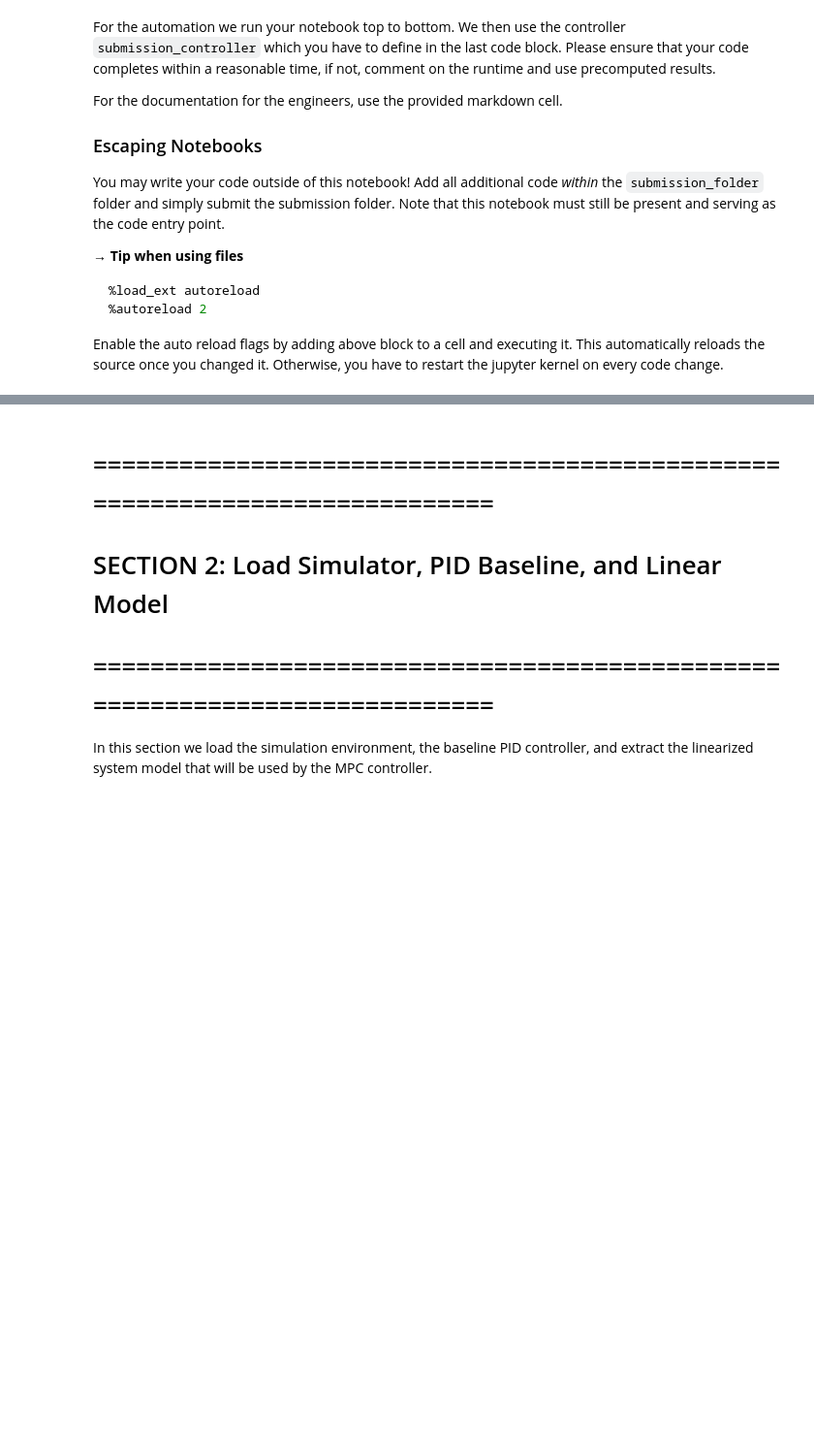
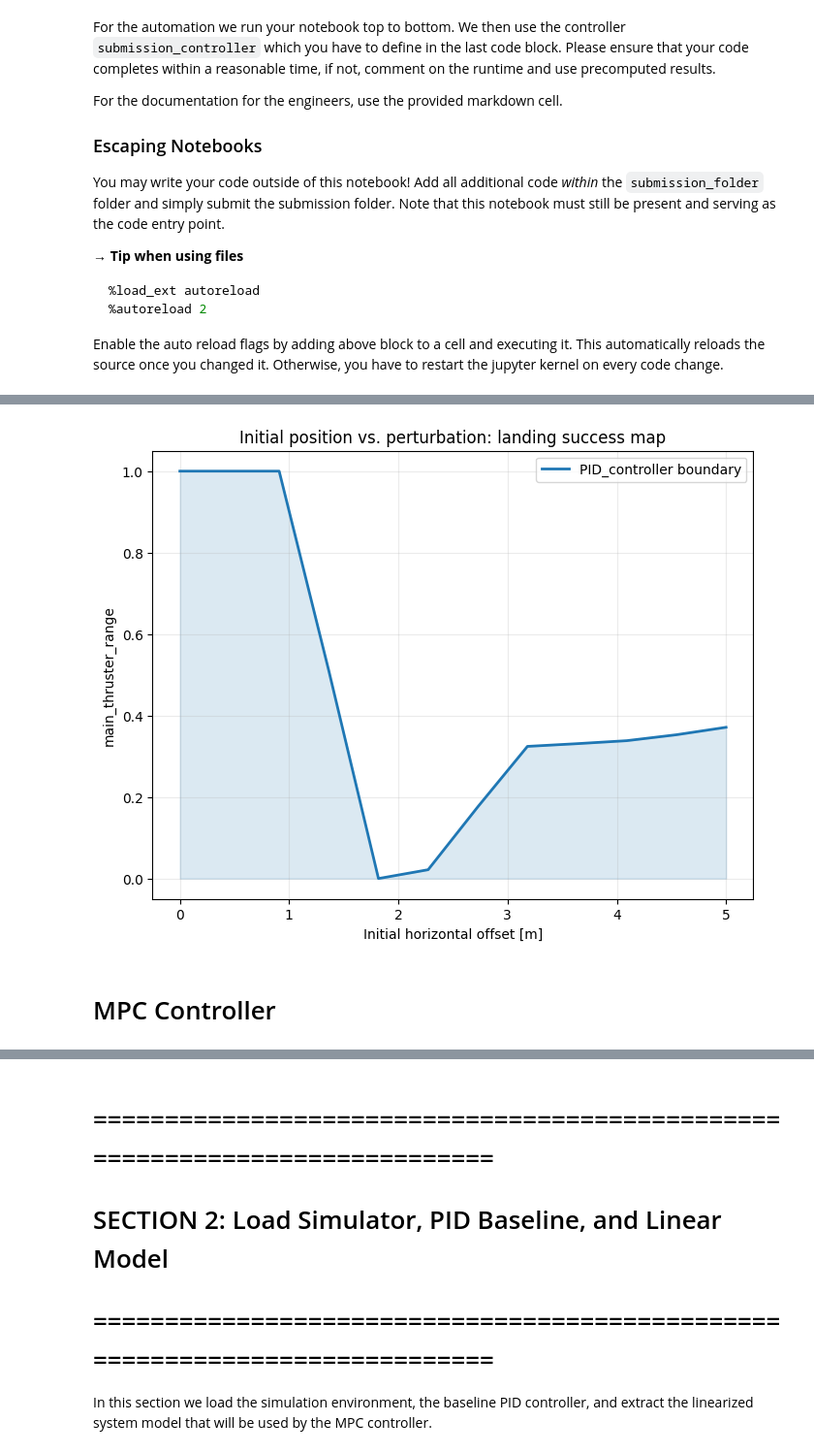
Before and after one commit to st0epsel/coco_bonus_project, a Jupyter notebook: submission_folder/submission.ipynb, the cells around one changed output, grey strips where cells are left out. Shown at 97% size. Saved outputs shown, nothing was run; the diff lists cells and outputs as text; code cells hidden in the pictures; blank space fills up the shorter version.

```diff
--- a/submission_folder/submission.ipynb
+++ b/submission_folder/submission.ipynb
@@ -131,0 +278,18 @@ Saving flight history plot to pid_controller_SOP\flight_history.png ...
+# %%
+from submission_folder.src.plot import find_initial_pos_shape_for_malfunction
+
+figure, results_df = find_initial_pos_shape_for_malfunction(
+    controllers=[pid_controller],
+    perturbation_key="main_thruster_range",
+    perturbation_range=(0.0, 1.0),
+    p_steps=12,
+    x_range=(0.0, 5.0),
+    x_steps=12,
+    trials=1,
+    save_dir=SESSION_FOLDER,
+)
+display(figure)
+# %% [output]
+[figure, added]
+# %% [markdown]
+# MPC Controller
```
Also changed, not shown: parts of 15 cells of this notebook, 14 other files.
